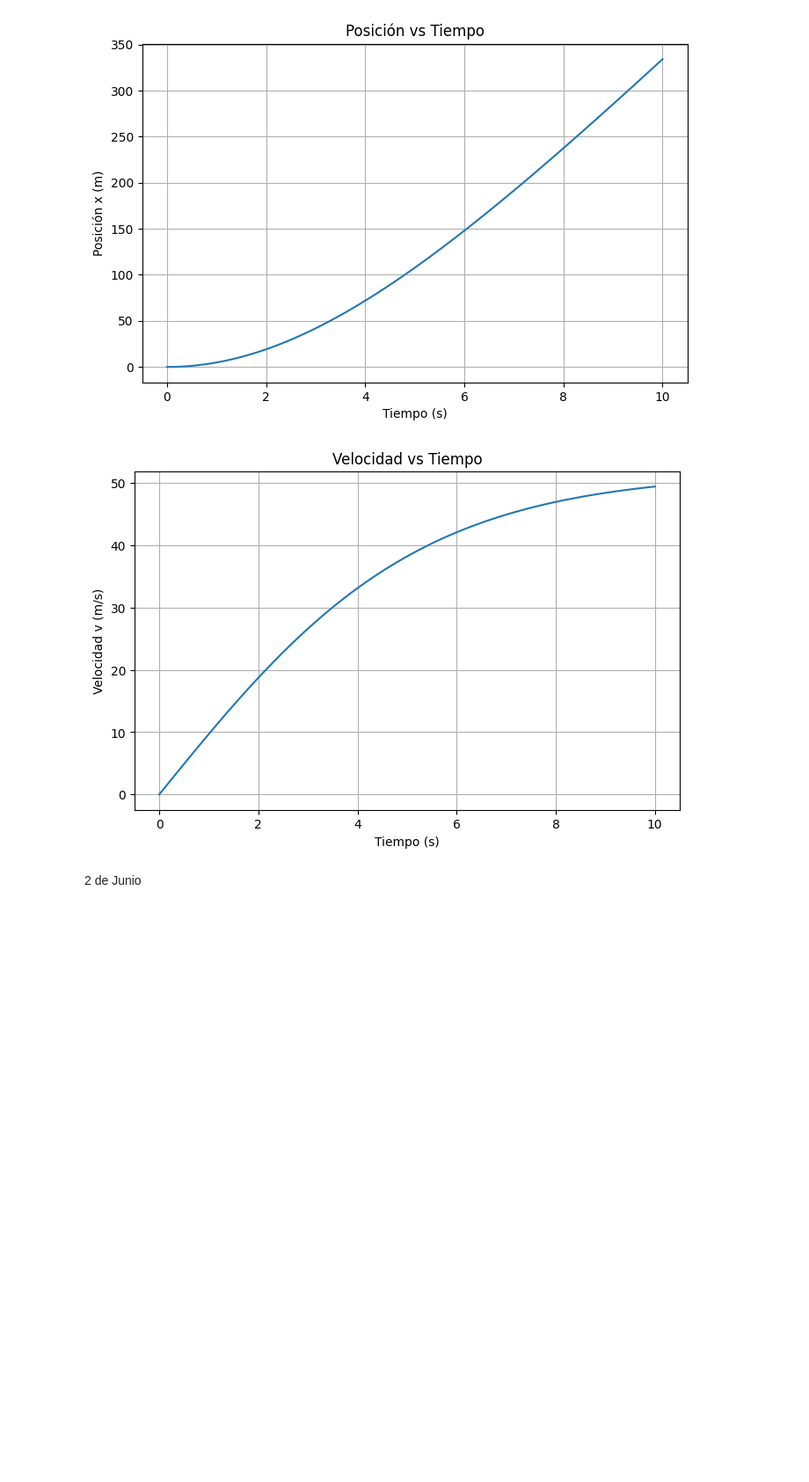
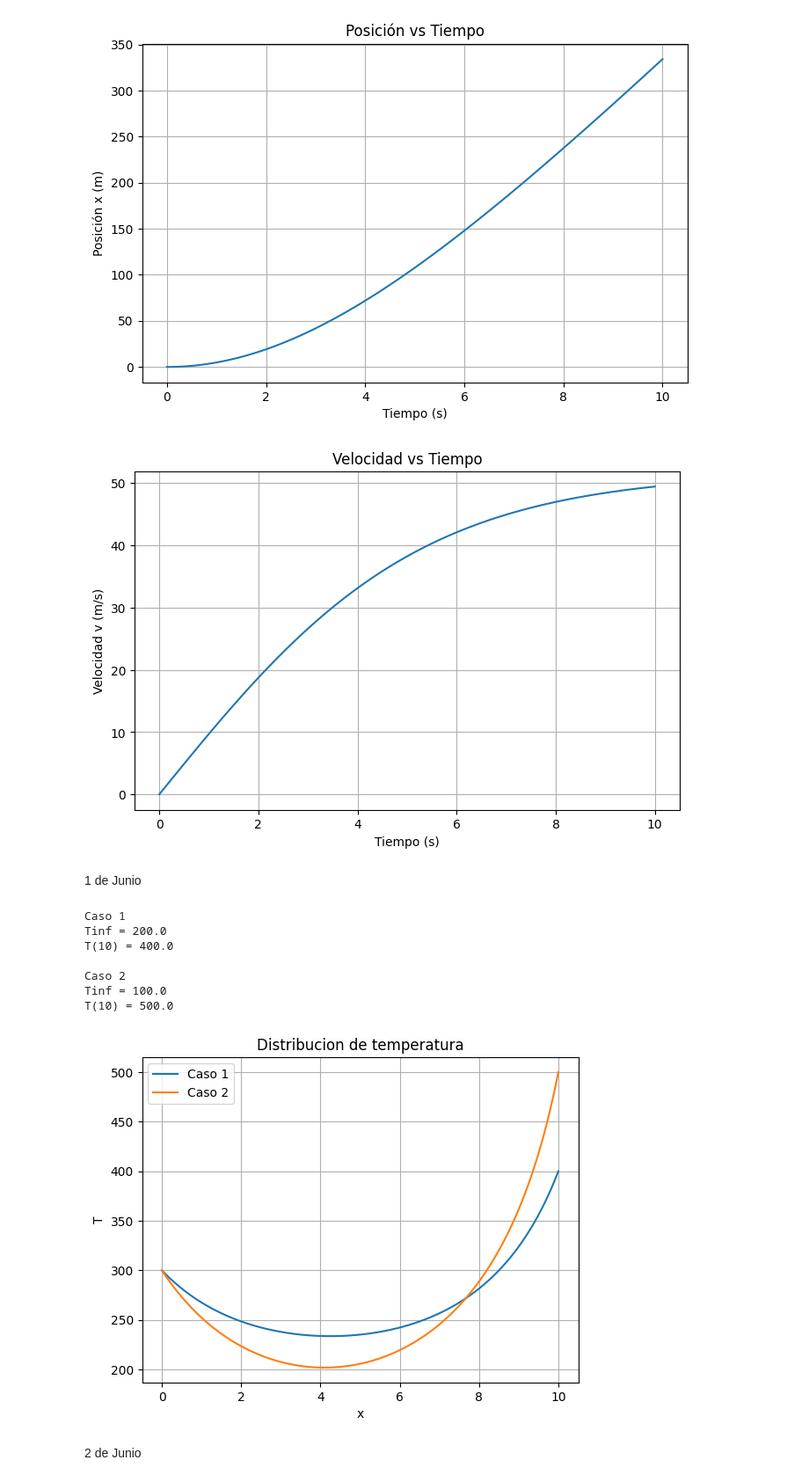
Before and after one commit to ricardoe-l/metodos-numericos, a Jupyter notebook: Metodos_Numericos.ipynb, the cells around one changed output. Shown at 88% size. Cells and saved outputs as stored; diff of their text form; code cells hidden in the pictures; blank space fills up the shorter version.

```diff
--- a/Metodos_Numericos.ipynb
+++ b/Metodos_Numericos.ipynb
@@ -1840,6 +1840,74 @@ plt.show()
  10.00     334.1782      49.4214
 [figure]
 [figure]
+# %% [markdown]
+1 de Junio
+# %%
+import numpy as np
+import matplotlib.pyplot as plt
+from scipy.integrate import solve_bvp
+
+L = 10.0
+hp = 0.05
+sigma_p = 2.7e-9
+
+def resolver(Tinf, Tb):
+
+    def sistema(x, y):
+        T = y[0]
+        dTdx = y[1]
+
+        d2Tdx2 = -hp*(Tinf - T) - sigma_p*(Tinf**4 - T**4)
+
+        return np.vstack((dTdx, d2Tdx2))
+
+    def frontera(ya, yb):
+        return np.array([
+            ya[0] - 300.0,
+            yb[0] - Tb
+        ])
+
+    x = np.linspace(0, L, 100)
+
+    y = np.zeros((2, x.size))
+    y[0] = np.linspace(300, Tb, x.size)
+
+    sol = solve_bvp(sistema, frontera, x, y)
+
+    return sol.x, sol.y[0]
+
+x1, T1 = resolver(200.0, 400.0)
+
+print("Caso 1")
+print("Tinf =", 200.0)
+print("T(10) =", 400.0)
+
+x2, T2 = resolver(100.0, 500.0)
+
+print()
+print("Caso 2")
+print("Tinf =", 100.0)
+print("T(10) =", 500.0)
+
+plt.plot(x1, T1, label="Caso 1")
+plt.plot(x2, T2, label="Caso 2")
+
+plt.xlabel("x")
+plt.ylabel("T")
+plt.title("Distribucion de temperatura")
+plt.grid(True)
+plt.legend()
+
+plt.show()
+# %% [output]
+Caso 1
+Tinf = 200.0
+T(10) = 400.0
+
+Caso 2
+Tinf = 100.0
+T(10) = 500.0
+[figure, added]
 # %% [markdown]
 2 de Junio
 # %%
```
Also changed, not shown: parts of 2 cells of this notebook.
